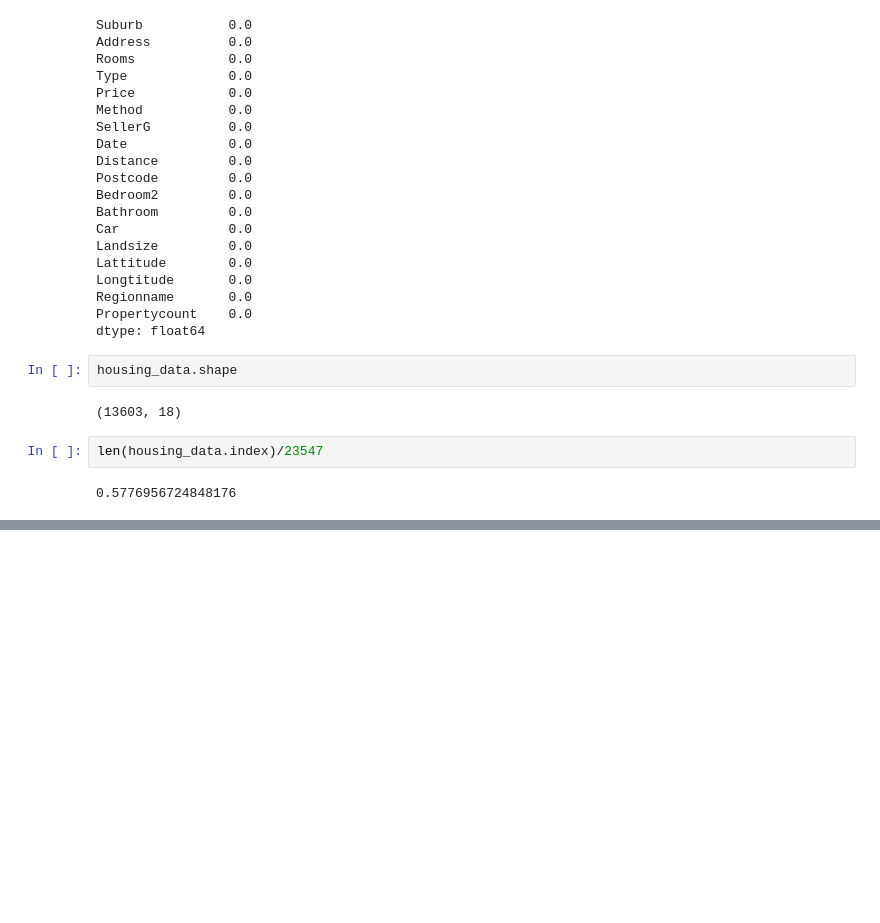
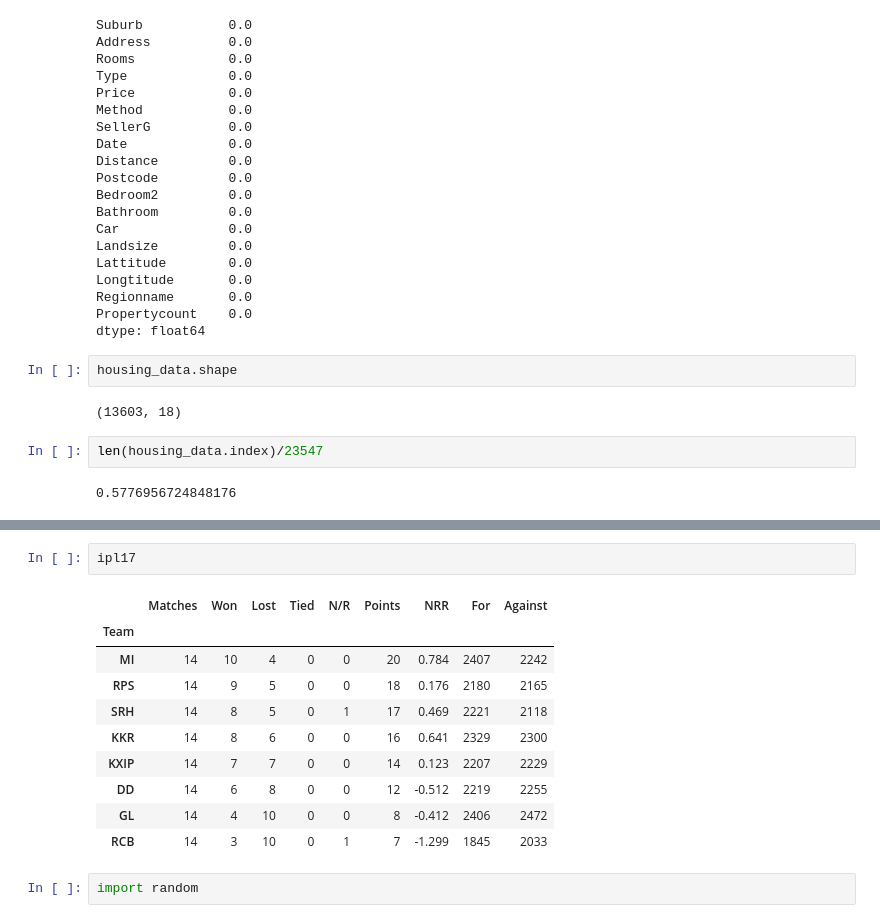
Before and after one commit to iamurali/upgrad_ml_ai, a Jupyter notebook: Data cleaning/ReadingData.ipynb, the cells around one changed output, grey strips where cells are left out. Saved outputs shown, nothing was run; the diff lists cells and outputs as text; blank space fills up the shorter version.

```diff
--- a/Data cleaning/ReadingData.ipynb
+++ b/Data cleaning/ReadingData.ipynb
@@ -481,0 +599,15 @@ len(housing_data.index)/23547
+# %%
+ipl17
+# %% [output]
+|  | Matches | Won | Lost | Tied | N/R | Points | NRR | For | Against |
+| Team |  |  |  |  |  |  |  |  |  |
+| MI | 14 | 10 | 4 | 0 | 0 | 20 | 0.784 | 2407 | 2242 |
+| RPS | 14 | 9 | 5 | 0 | 0 | 18 | 0.176 | 2180 | 2165 |
+| SRH | 14 | 8 | 5 | 0 | 1 | 17 | 0.469 | 2221 | 2118 |
+| KKR | 14 | 8 | 6 | 0 | 0 | 16 | 0.641 | 2329 | 2300 |
+| KXIP | 14 | 7 | 7 | 0 | 0 | 14 | 0.123 | 2207 | 2229 |
+| DD | 14 | 6 | 8 | 0 | 0 | 12 | -0.512 | 2219 | 2255 |
+| GL | 14 | 4 | 10 | 0 | 0 | 8 | -0.412 | 2406 | 2472 |
+| RCB | 14 | 3 | 10 | 0 | 1 | 7 | -1.299 | 1845 | 2033 |
+# %%
+import random
```
Also changed, not shown: parts of 11 cells of this notebook, 14 other files.
